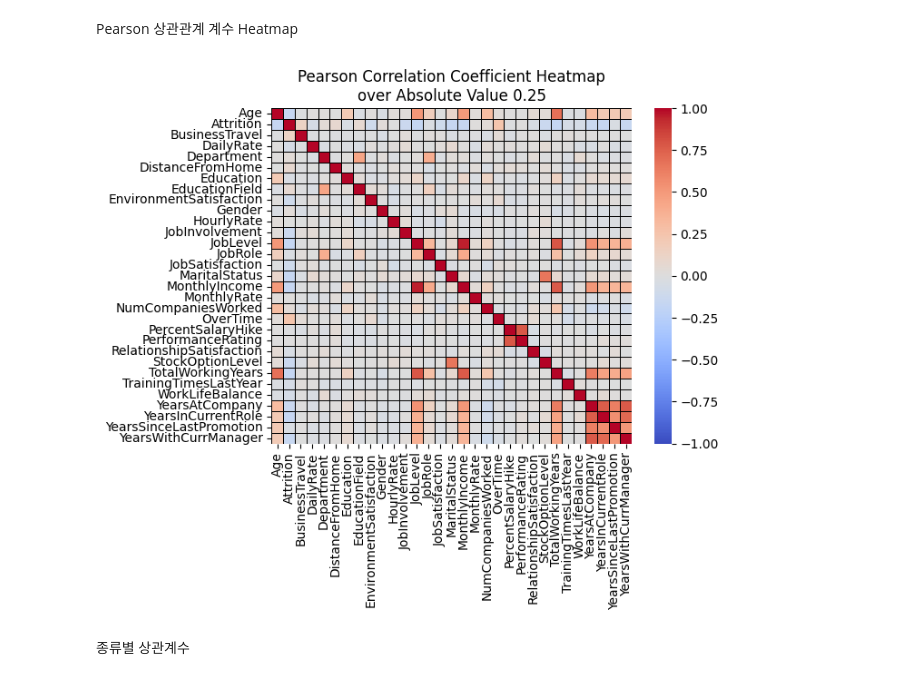
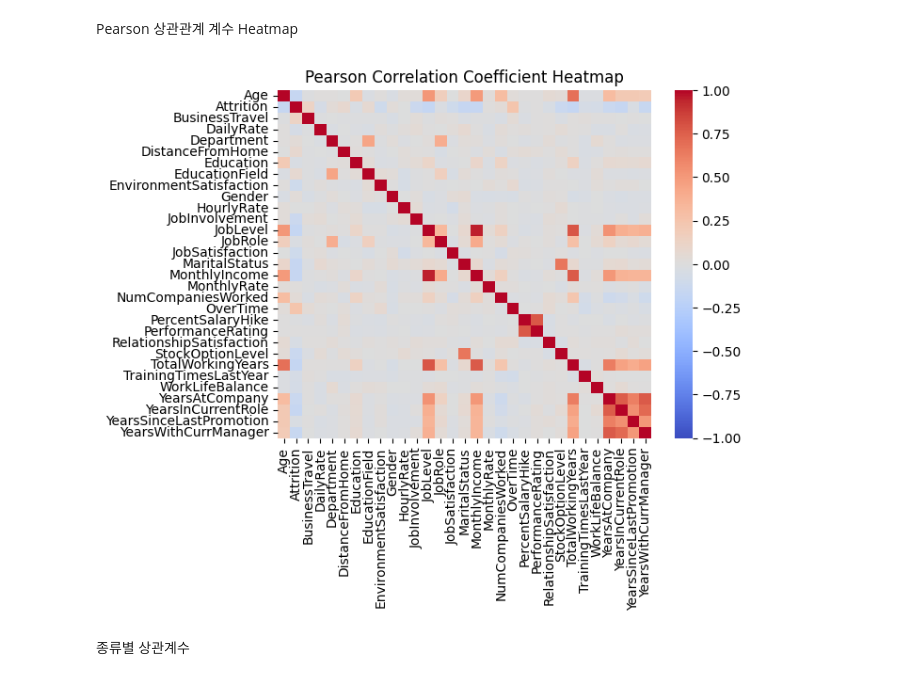
Before and after one commit to Indigo-Coder-github/23_1_Database, a Jupyter notebook: feature corr/feature_pearson_heatmap.ipynb, the cells around one changed output. Saved outputs shown, nothing was run; the diff lists cells and outputs as text; code cells hidden in the pictures.

Commit message:
fix title

```diff
--- a/feature corr/feature_pearson_heatmap.ipynb
+++ b/feature corr/feature_pearson_heatmap.ipynb
@@ -32,16 +32,13 @@ df["NumCompaniesWorked"] = df["NumCompaniesWorked"].replace({0:1})
 Pearson 상관관계 계수 Heatmap
 # %%
 corr_matrix = df.corr("pearson")
-sns.heatmap(corr_matrix,
-            cmap="coolwarm",
-            linewidths=0.5, linecolor="black",
-            vmin=-1.0, vmax=1.0)
+sns.heatmap(corr_matrix,cmap="coolwarm",vmin=-1.0, vmax=1.0)
 plt.xticks(ticks=np.array(range(len(corr_matrix)))+0.5,labels=corr_matrix.columns)
 plt.yticks(ticks=np.array(range(len(corr_matrix)))+0.5,labels=corr_matrix.index)
-plt.title("Pearson Correlation Coefficient Heatmap\nover Absolute Value 0.25")
+plt.title("Pearson Correlation Coefficient Heatmap")
 plt.show()
 # %% [output]
-[figure, old version]
+[figure, new version]
 # %% [markdown]
 종류별 상관계수
 # %%
```
Also changed, not shown: 1 other file.
